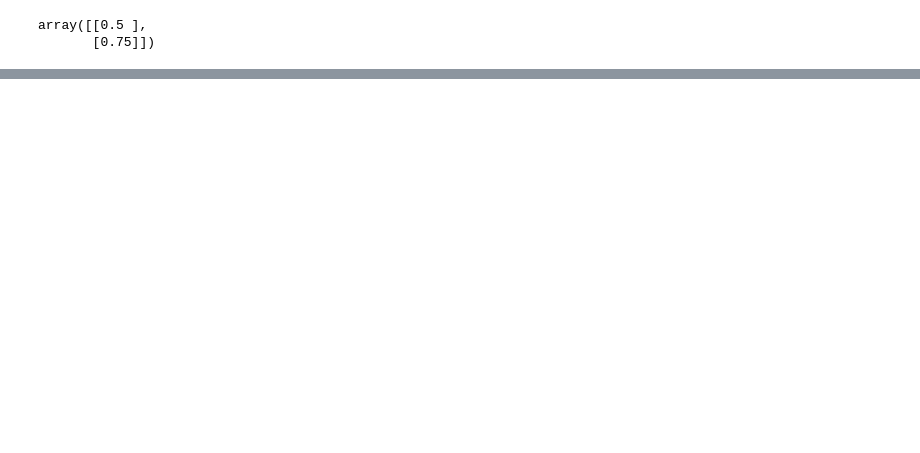
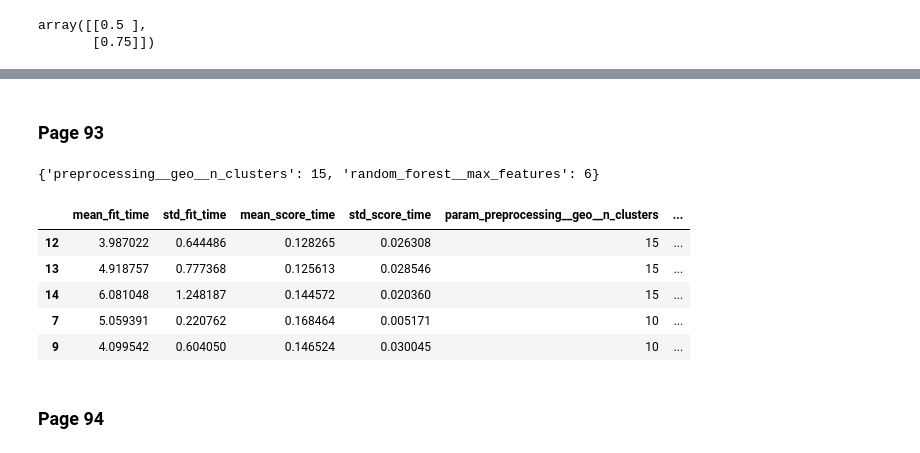
Before and after one commit to AkshatSahay72/Hand-On-Machine-Learning, a Jupyter notebook: 02-EndToEndMachineLearningProject.ipynb, the cells around one changed output, grey strips where cells are left out. Drawn from its saved outputs; the diff is of its cells as text; code cells hidden in the pictures; blank space fills up the shorter version.

Commit message:
cleanup notebooks and remove trained model

```diff
--- a/02-EndToEndMachineLearningProject.ipynb
+++ b/02-EndToEndMachineLearningProject.ipynb
@@ -539,0 +612,5 @@ num_pipeline = Pipeline([("impute", SimpleImputer(strategy="median")),
+# %%
+from sklearn.linear_model import LinearRegression
+
+lin_reg = make_pipeline(preprocessing, LinearRegression())
+lin_reg.fit(housing, housing_labels)
@@ -539,0 +657,5 @@ num_pipeline = Pipeline([("impute", SimpleImputer(strategy="median")),
+# %%
+from sklearn.tree import DecisionTreeRegressor
+
+tree_reg = make_pipeline(preprocessing, DecisionTreeRegressor(random_state=42))
+tree_reg.fit(housing, housing_labels)
@@ -539,0 +732,30 @@ num_pipeline = Pipeline([("impute", SimpleImputer(strategy="median")),
+# %%
+from sklearn.ensemble import RandomForestRegressor
+from sklearn.model_selection import GridSearchCV
+from sklearn.pipeline import Pipeline
+
+
+full_pipeline = Pipeline([
+    ("preprocessing", preprocessing),
+    ("random_forest", RandomForestRegressor(random_state=42)),
+])
+
+param_grid = [
+    {
+        "preprocessing__geo__n_clusters": [5, 8, 10],
+        "random_forest__max_features": [4, 6, 8],
+    },
+    {
+        "preprocessing__geo__n_clusters": [10, 15],
+        "random_forest__max_features": [6, 8, 10],
+    },
+]
+
+grid_search = GridSearchCV(
+    full_pipeline,
+    param_grid,
+    cv=3,
+    scoring="neg_root_mean_squared_error"
+)
+
+grid_search.fit(housing, housing_labels)
@@ -539,0 +782,19 @@ num_pipeline = Pipeline([("impute", SimpleImputer(strategy="median")),
+# %% [markdown]
+### Page 93
+# %%
+grid_search.best_params_
+# %% [output]
+{'preprocessing__geo__n_clusters': 15, 'random_forest__max_features': 6}
+# %%
+cv_res = pd.DataFrame(grid_search.cv_results_)
+cv_res.sort_values(by="mean_test_score", ascending=False, inplace=True)
+cv_res.head()
+# %% [output]
+|  | mean_fit_time | std_fit_time | mean_score_time | std_score_time | param_preprocessing__geo__n_clusters | ... |
+| 12 | 3.987022 | 0.644486 | 0.128265 | 0.026308 | 15 | ... |
+| 13 | 4.918757 | 0.777368 | 0.125613 | 0.028546 | 15 | ... |
+| 14 | 6.081048 | 1.248187 | 0.144572 | 0.020360 | 15 | ... |
+| 7 | 5.059391 | 0.220762 | 0.168464 | 0.005171 | 10 | ... |
+| 9 | 4.099542 | 0.604050 | 0.146524 | 0.030045 | 10 | ... |
+# %% [markdown]
+### Page 94
```
Also changed, not shown: parts of 73 cells of this notebook, 2 other files.
